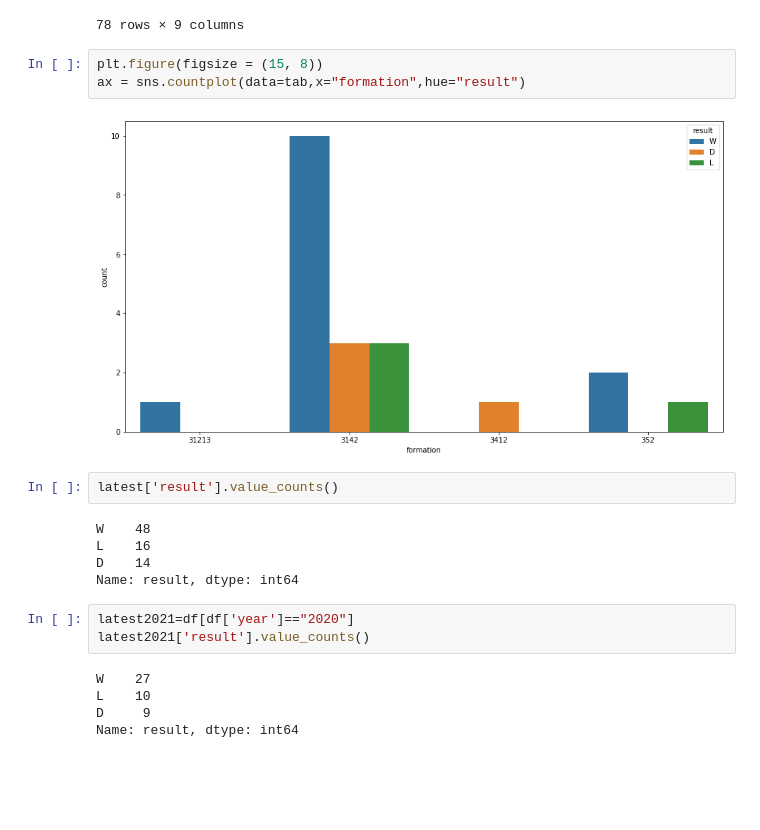
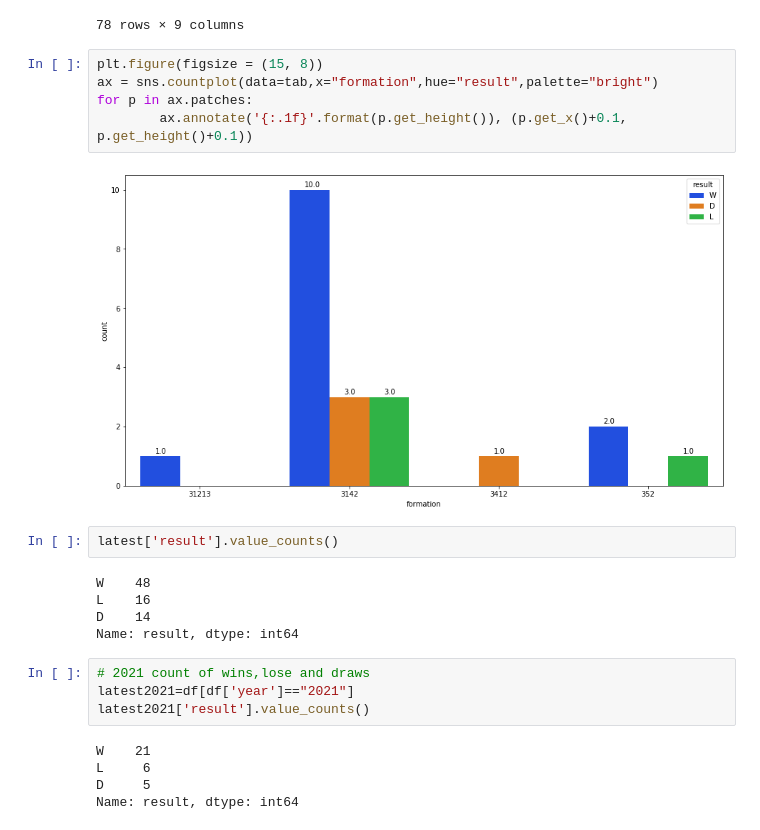
Before and after one commit to varun1414/Xformations, a Jupyter notebook: trend.ipynb, the cells around one changed output. Saved outputs shown, nothing was run; the diff lists cells and outputs as text; blank space fills up the shorter version.

Commit message:
season wise counts

```diff
--- a/trend.ipynb
+++ b/trend.ipynb
@@ -100,9 +100,11 @@ latest
 78 rows × 9 columns
 # %%
 plt.figure(figsize = (15, 8))
-ax = sns.countplot(data=tab,x="formation",hue="result")
+ax = sns.countplot(data=tab,x="formation",hue="result",palette="bright")
+for p in ax.patches:
+        ax.annotate('{:.1f}'.format(p.get_height()), (p.get_x()+0.1, p.get_height()+0.1))
 # %% [output]
-[figure, old version]
+[figure, new version]
 # %%
 latest['result'].value_counts()
 # %% [output]
@@ -111,10 +113,11 @@ L    16
 D    14
 Name: result, dtype: int64
 # %%
-latest2021=df[df['year']=="2020"]
+# 2021 count of wins,lose and draws
+latest2021=df[df['year']=="2021"]
 latest2021['result'].value_counts()
 # %% [output]
-W    27
-L    10
-D     9
+W    21
+L     6
+D     5
 Name: result, dtype: int64
```
Also changed, not shown: parts of 13 cells of this notebook.
